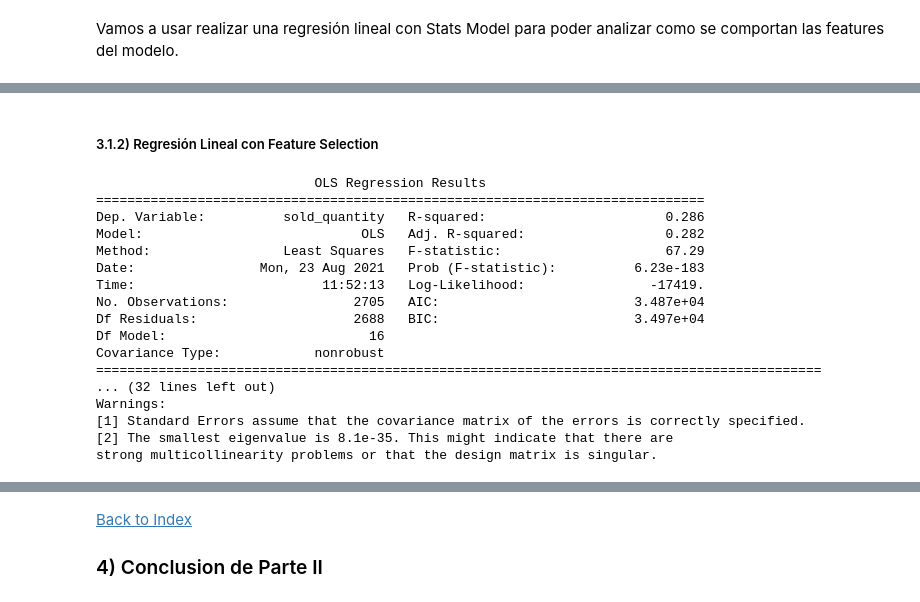
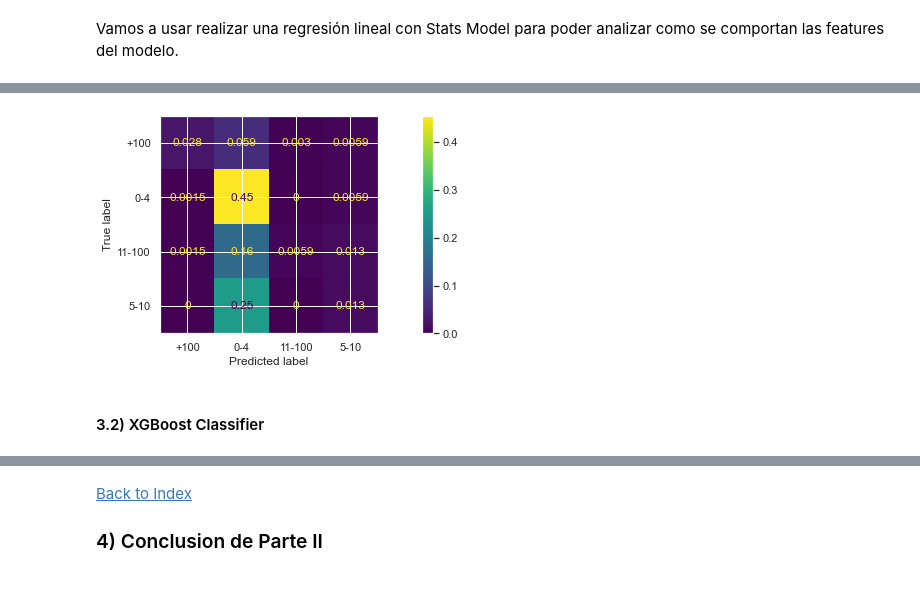
Before and after one commit to Mattzvl/EDA_API_ML, a Jupyter notebook: EDA_API_MELI_partII.ipynb, the cells around one changed output, grey strips where cells are left out. Drawn from its saved outputs; the diff is of its cells as text; code cells hidden in the pictures.

Commit message:
cambio de variable discreta a categorica

```diff
--- a/EDA_API_MELI_partII.ipynb
+++ b/EDA_API_MELI_partII.ipynb
@@ -919,6 +981,2 @@ display(y_test.shape)
 # %% [markdown]
 Vamos a usar realizar una regresión lineal con Stats Model para poder analizar como se comportan las features del modelo.
-# %%
-# agregamos la columna para intercept
-import statsmodels.api as sm
-X_train = sm.add_constant(X_train)
@@ -994,0 +983,11 @@ feature_removed
+# %%
+from sklearn.ensemble import RandomForestClassifier
+from sklearn.metrics import accuracy_score, classification_report, confusion_matrix
+from sklearn.metrics import mean_squared_error, r2_score, plot_confusion_matrix
+
+rfc = RandomForestClassifier(max_depth=6, max_features=7)
+rfc.fit(X_train, y_train)
+
+pred_rfc = rfc.predict(X_test)
+print(classification_report(y_test, pred_rfc))
+print(accuracy_score(y_test, pred_rfc))
@@ -995,25 +1007,7 @@ feature_removed
+# %%
+plot_confusion_matrix(rfc,X_test,y_test,normalize='all');
+# %% [output]
+[figure, added]
 # %% [markdown]
-<a id="3.1.2"></a>
-##### 3.1.2) Regresión Lineal con Feature Selection
+<a id="3.2"></a>
+#### 3.2) XGBoost Classifier
-# %%
-#fiteo el modelo
-osl_m = sm.OLS(y_train,X_train).fit()
-print(osl_m.summary())
-# %% [output]
-                            OLS Regression Results
-==============================================================================
-Dep. Variable:          sold_quantity   R-squared:                       0.286
-Model:                            OLS   Adj. R-squared:                  0.282
-Method:                 Least Squares   F-statistic:                     67.29
-Date:                Mon, 23 Aug 2021   Prob (F-statistic):          6.23e-183
-Time:                        11:52:13   Log-Likelihood:                -17419.
-No. Observations:                2705   AIC:                         3.487e+04
-Df Residuals:                    2688   BIC:                         3.497e+04
-Df Model:                          16
-Covariance Type:            nonrobust
-=============================================================================================
-... (32 lines left out)
-Warnings:
-[1] Standard Errors assume that the covariance matrix of the errors is correctly specified.
-[2] The smallest eigenvalue is 8.1e-35. This might indicate that there are
-strong multicollinearity problems or that the design matrix is singular.
```
Also changed, not shown: parts of 66 cells of this notebook.
